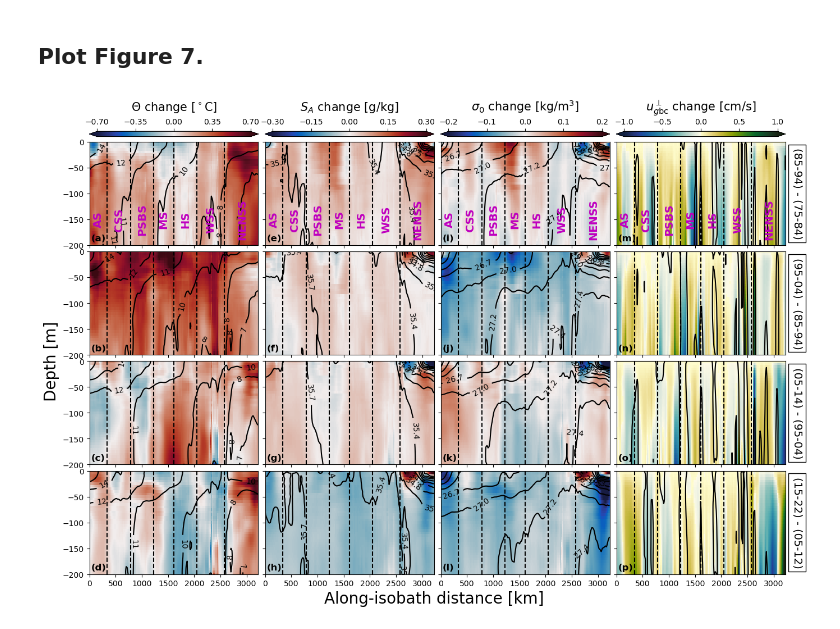
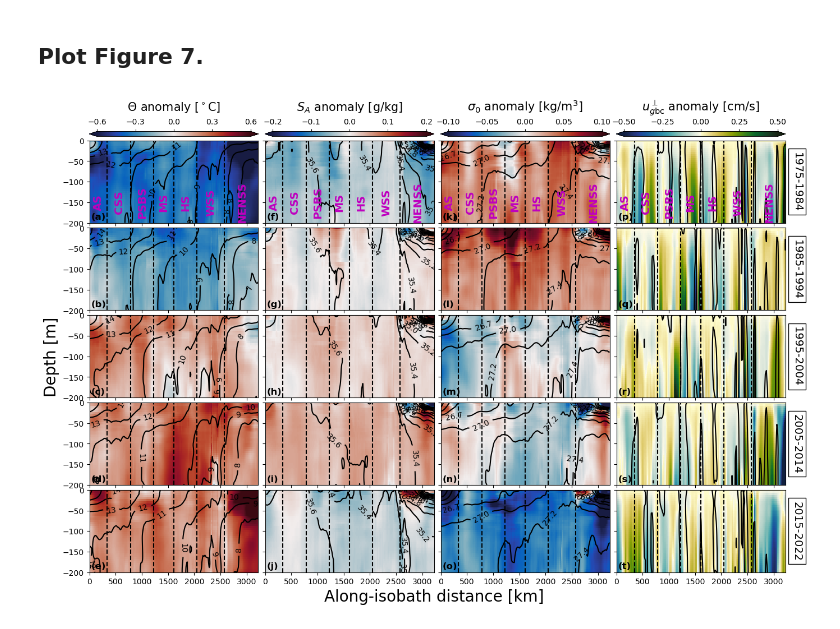
Before and after one commit to apaloczy/xshelfGeostrophicTransportNWES, a Jupyter notebook: plot_figs/fig7.ipynb, the cells around one changed output. Cells and saved outputs as stored; diff of their text form; code cells hidden in the pictures.

Commit message:
Update Figure 7

```diff
--- a/plot_figs/fig7.ipynb
+++ b/plot_figs/fig7.ipynb
@@ -72,48 +83,36 @@ fig, ax = plt.subplots(nrows=nrows, ncols=4, sharex=True, sharey=True, figsize=f
 for n in range(nrows):
     axn = ax[n]
     axT, axS, axrho, axu = axn
-    dsn, dsp = ds.isel(t=n), ds.isel(t=(n + 1))
+    dsi = dsanom.isel(t=n)
 
     # Change from one decade to the next.
-    dsdiff = dsp - dsn
-    dCT, dSA, drho, du = dsdiff["CT"].values, dsdiff["SA"].values, dsdiff["rho"].values, dsdiff["ug"].values
+    dCT, dSA, drho, du = dsi["CT"].values, dsi["SA"].values, dsi["rho"].values, dsi["ug"].values
     maxdCT = np.nanmax(np.abs(dCT))
     maxdSA = np.nanmax(np.abs(dSA))
     maxdrho = np.nanmax(np.abs(drho))
     maxdu = np.nanmax(np.abs(du))
-
-    # Values at the most recent decade in the difference.
-    CT, SA, rho, u = dsp["CT"].values, dsp["SA"].values, dsp["rho"].values, dsp["ug"].values
-
-    tl, tr = dsn.t.values, dsp.t.values
-    if tr==2015:
-        tl2, tr2 = tl + 7, tr + 7 # Last decade's average ending in 2022.
-    else:
-        tl2, tr2 = tl + 9, tr + 9
-
-    tl, tr, tl2, tr2 = map(str, (tl, tr, tl2, tr2))
-    tl, tr, tl2, tr2 = tl[2:], tr[2:], tl2[2:], tr2[2:]
-    tstr = "(%s-%s) - (%s-%s)"%(tr, tr2, tl, tl2)
-    # print(tstr)
 
     csT = axT.pcolormesh(x, z, dCT, vmin=dCTmin, vmax=dCTmax, cmap=balance)
     csS = axS.pcolormesh(x, z, dSA, vmin=dSAmin, vmax=dSAmax, cmap=balance)
     csrho = axrho.pcolormesh(x, z, drho, vmin=drhomin, vmax=drhomax, cmap=balance)
     csu = axu.pcolormesh(x, z, du, vmin=dumin, vmax=dumax, cmap=delta)
 
-    # Contours (for current decade's CT, SA, rho, ug fields)
-    ccT = axT.contour(x, z, CT, levels=Tlevs, colors="k")
-    ccS = axS.contour(x, z, SA, levels=Slevs, colors="k")
-    ccrho = axrho.contour(x, z, rho, levels=rholevs, colors="k")
-    axu.contour(x, z, u, levels=[0], colors="k")
+    # Values at the current decade for contours.
+    dsi0 = ds.isel(t=n)
+    CTi, SAi, rhoi, ui = dsi0["CT"].values, dsi0["SA"].values, dsi0["rho"].values, dsi0["ug"].values
+    ccT = axT.contour(x, z, CTi, levels=Tlevs, colors="k")
+    ccS = axS.contour(x, z, SAi, levels=Slevs, colors="k")
+    ccrho = axrho.contour(x, z, rhoi, levels=rholevs, colors="k")
+    axu.contour(x, z, ui, levels=[0], colors="k")
 
     axT.clabel(ccT, fmt="%d")
     axS.clabel(ccS, fmt="%1.1f")
     axrho.clabel(ccrho, fmt="%1.1f")
 
+    tstr = dec_str[n]
     axu.text(xtxt, ytxt, tstr, fontsize=14, transform=axu.transAxes, ha="center", va="center", rotation=-90, fontweight="normal", bbox=dict(boxstyle="square,pad=0.3", fc="w", ec="k", lw=1))
     if n==2:
-        axT.set_ylabel(r"Depth [m]", fontsize=20, y=1)
+        axT.set_ylabel(r"Depth [m]", fontsize=20)
 
 axT.set_xlim(x[0], x[-1])
 axT.set_ylim(z[-1], z[0])
@@ -125,41 +124,41 @@ _ = [annotate_segments(ax[n], dibound=dibound, txt_segs=txt_segs, ytxt=ytxt, add
 
 c = "k"
 xlett, ylett = 0.01, 0.04
-letters = list("abcdefghijklmnop")
+letters = list("abcdefghijklmnopqrst")
 for axi, letter in zip(ax.T.ravel(), letters):
     axi.text(xlett, ylett, "(" + letter + ")", fontsize=12, fontweight="black", color=c, transform=axi.transAxes, zorder=9999)
 
-cbxy = [0, 1.05, 1, 0.05]
+cbxy = [0, 1.05, 1, 0.06]
 kwcb = dict(orientation="horizontal", extend="both")
 kwcbl = dict(fontsize=15, labelpad=10)
 
 cax = ax[0][0].inset_axes(cbxy)
 cb = fig.colorbar(csT, cax=cax, **kwcb)
-cb.set_label(r"$\Theta$ change [$^\circ$C]", **kwcbl)
+cb.set_label(r"$\Theta$ anomaly [$^\circ$C]", **kwcbl)
 cb.ax.xaxis.set_ticks_position("top"); cb.ax.xaxis.set_label_position("top")
 cb.ax.xaxis.set_ticks(np.linspace(dCTmin, dCTmax, num=numtks))
 
 cax = ax[0][1].inset_axes(cbxy)
 cb = fig.colorbar(csS, cax=cax, **kwcb)
-cb.set_label(r"$S_A$ change [g/kg]", **kwcbl)
+cb.set_label(r"$S_A$ anomaly [g/kg]", **kwcbl)
 cb.ax.xaxis.set_ticks_position("top"); cb.ax.xaxis.set_label_position("top")
 cb.ax.xaxis.set_ticks(np.linspace(dSAmin, dSAmax, num=numtks))
 
 cax = ax[0][2].inset_axes(cbxy)
 cb = fig.colorbar(csrho, cax=cax, **kwcb)
-cb.set_label(r"$\sigma_0$ change [kg/m$^3$]", **kwcbl)
+cb.set_label(r"$\sigma_0$ anomaly [kg/m$^3$]", **kwcbl)
 cb.ax.xaxis.set_ticks_position("top"); cb.ax.xaxis.set_label_position("top")
 cb.ax.xaxis.set_ticks(np.linspace(drhomin, drhomax, num=numtks))
 
 cax = ax[0][3].inset_axes(cbxy)
 cb = fig.colorbar(csu, cax=cax, **kwcb)
-cb.set_label(r"$u_{g\text{bc}}^\perp$ change [cm/s]", **kwcbl)
+cb.set_label(r"$u_{g\text{bc}}^\perp$ anomaly [cm/s]", **kwcbl)
 cb.ax.xaxis.set_ticks_position("top"); cb.ax.xaxis.set_label_position("top")
 cb.ax.xaxis.set_ticks(np.linspace(dumin, dumax, num=numtks))
 
 axS.set_xlabel(r"Along-isobath distance [km]", fontsize=20, x=1)
 fig.subplots_adjust(hspace=0.06, wspace=0.04);
 # %% [output]
-[figure, old version]
+[figure, new version]
 # %%
 fig.savefig("fig7.png", bbox_inches="tight", dpi=200)
```
Also changed, not shown: parts of 1 cell of this notebook, 1 other file.
